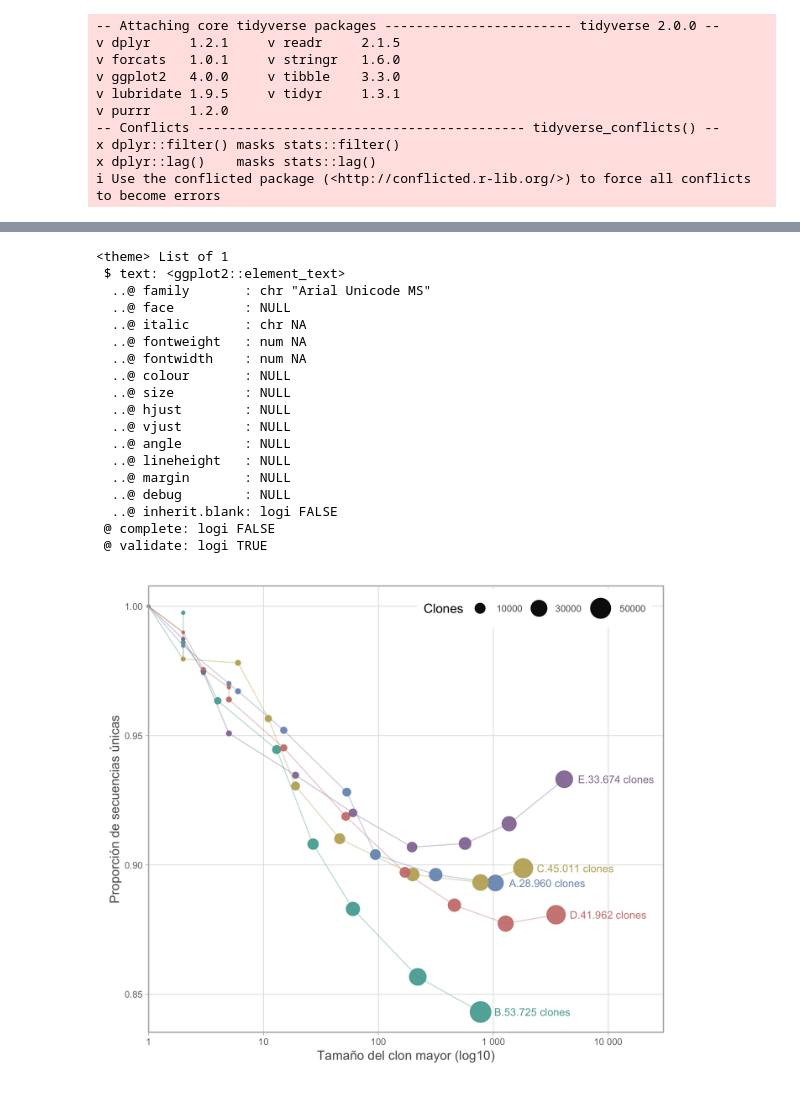
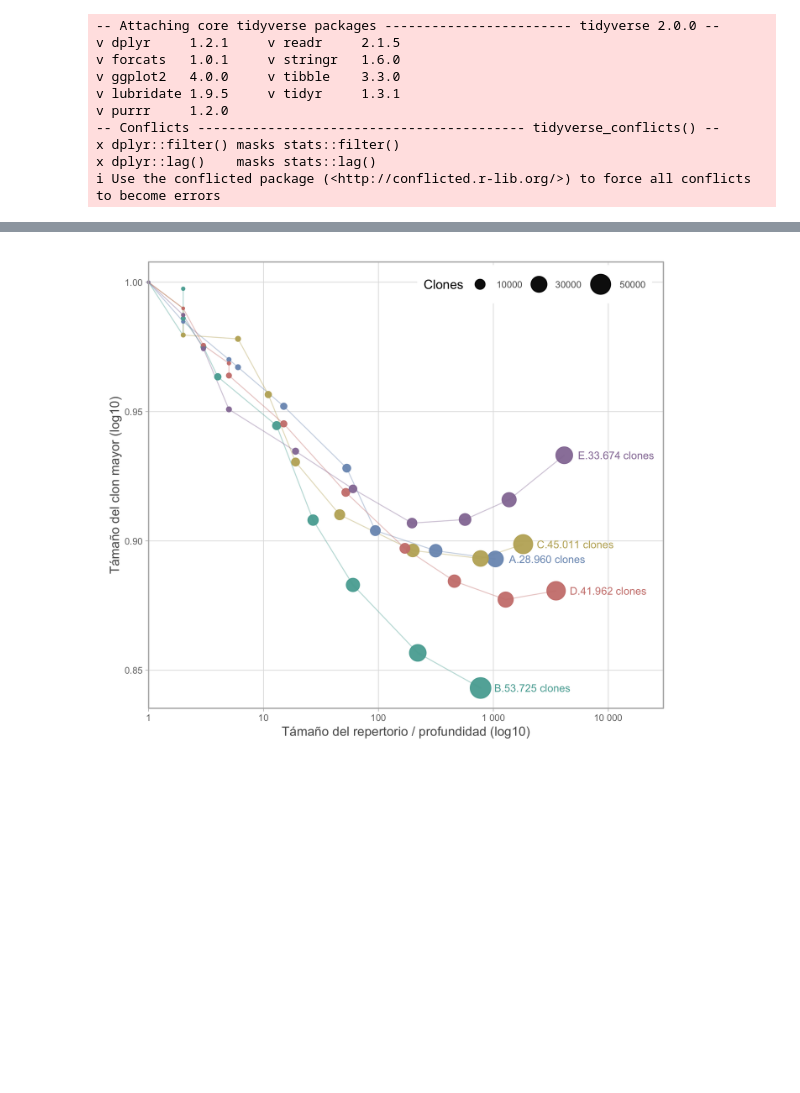
Before and after one commit to sofiacardenase/tesisbioinf-sofia, a Jupyter notebook: notebooks/7.2-clonal_plotA.ipynb, the cells around one changed output, grey strips where cells are left out. Saved outputs shown, nothing was run; the diff lists cells and outputs as text; code cells hidden in the pictures; blank space fills up the shorter version.

```diff
--- a/notebooks/7.2-clonal_plotA.ipynb
+++ b/notebooks/7.2-clonal_plotA.ipynb
@@ -63,12 +63,19 @@ fin <- d |>
     escenario, ".", formatC(n_clones, big.mark = ".", decimal.mark = ",", format = "d"),
     " clones"
   ))
+# %%
+d[] <- lapply(d, function(x) {
+  if (is.character(x)) iconv(x, from = "UTF-8", to = "UTF-8") else x
+})
+
+fin[] <- lapply(fin, function(x) {
+  if (is.character(x)) iconv(x, from = "UTF-8", to = "UTF-8") else x
+})
 # %%
 options(repr.plot.width = 8, repr.plot.height = 6, repr.plot.res = 300)
 
 colors <- c(A = "#7B98BE", B = "#58ABA2", C = "#BFAF66", D = "#CD817C", E = "#957BA4")
 
-theme(text = element_text(family = "Arial Unicode MS"))
 ggplot(d, aes(x = clon_mayor, y = proporcion_singletons, color = escenario)) +
   geom_line(data = ~ filter(.x, completo), linewidth = 0.4, alpha = 0.4) +
   geom_point(data = ~ filter(.x, completo), aes(size = n_clones), alpha = 0.95) +
@@ -78,57 +85,39 @@ ggplot(d, aes(x = clon_mayor, y = proporcion_singletons, color = escenario)) +
     hjust = 0,
     nudge_x = 0.12,
     size = 3.2,
   ) +
   scale_x_log10(
     breaks = c(1, 10, 100, 1000, 10000),
     labels = c("1", "10", "100", "1 000", "10 000"),
     limits = c(1, 10000),
     expand = expansion(mult = c(0, 0.12))
   ) +
   scale_size(
     range = c(0.5, 8),
     breaks = c(10000, 30000, 50000),
   ) +
   scale_color_manual(values = colors, guide = "none") +
   coord_cartesian(clip = "off") +
-  labs(
-    x = "Tamaño del clon mayor (log10)",
-    y = "Proporción de secuencias únicas",
-    size = "Clones"
-  ) +
+ labs(
+  x = "T\u00E1ma\u00F1o del repertorio / profundidad (log10)",
+  y = "T\u00E1ma\u00F1o del clon mayor (log10)",
+  size = "Clones"
+)+
   theme_light() +
   theme(
     plot.title = element_text(size = 9, colour = "grey35", hjust = 0, margin = margin(b = 14)),
     plot.margin = margin(12, 90, 12, 12),
     axis.title = element_text(colour = "grey35"),
     axis.text = element_text(size = 8, colour = "grey45"),
     panel.grid.minor = element_blank(),
     panel.grid.major = element_line(colour = "grey88", linewidth = 0.3),
     legend.position = "inside",
     legend.position.inside = c(0.75, 0.95),
     legend.direction = "horizontal",
     legend.text = element_text(size = 8, colour = "grey35"),
   )
 # %% [output]
-<theme> List of 1
- $ text: <ggplot2::element_text>
-  ..@ family       : chr "Arial Unicode MS"
-  ..@ face         : NULL
-  ..@ italic       : chr NA
-  ..@ fontweight   : num NA
-  ..@ fontwidth    : num NA
-  ..@ colour       : NULL
-  ..@ size         : NULL
-  ..@ hjust        : NULL
-  ..@ vjust        : NULL
-  ..@ angle        : NULL
-  ..@ lineheight   : NULL
-  ..@ margin       : NULL
-  ..@ debug        : NULL
-  ..@ inherit.blank: logi FALSE
- @ complete: logi FALSE
- @ validate: logi TRUE
-[figure, old version]
+[figure, new version]
 # %%
 options(repr.plot.width = 8, repr.plot.height = 6, repr.plot.res = 300)
 
```
Also changed, not shown: parts of 2 cells of this notebook, 1 other file.
